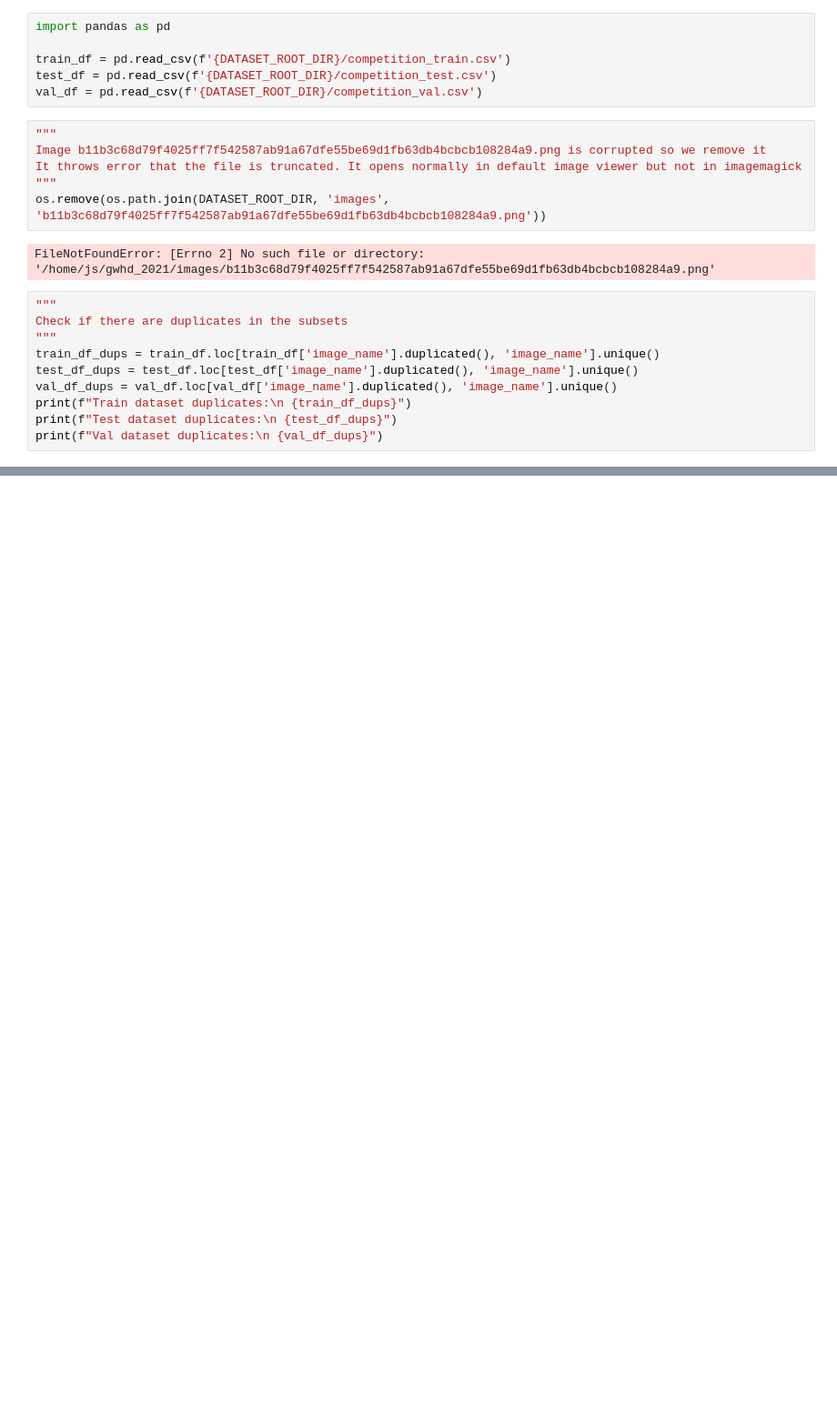
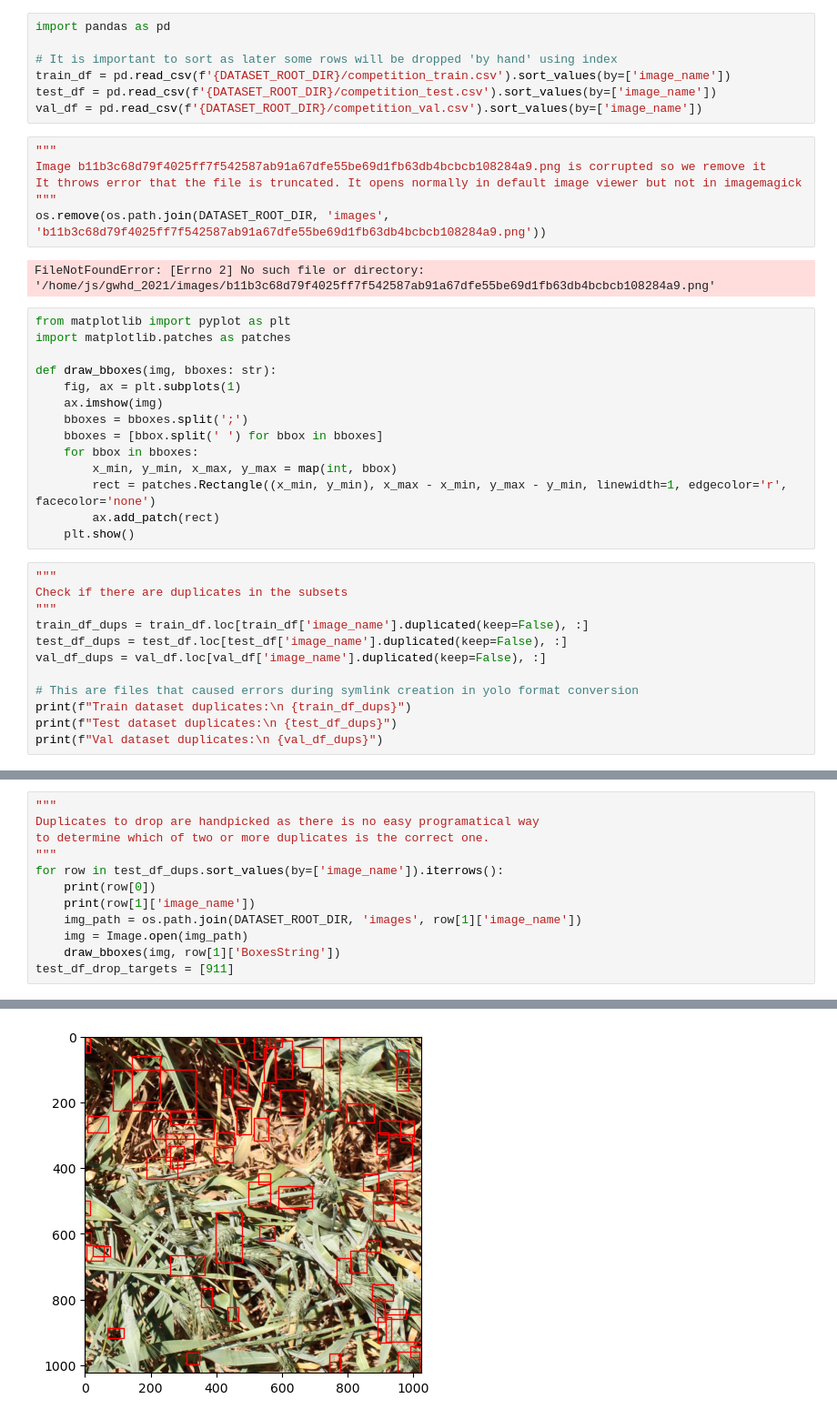
Before and after one commit to JakubSzukala/jszukala-masters-degree-proj, a Jupyter notebook: data/scripts/data_cleanup.ipynb, the cells around one changed output, grey strips where cells are left out. Shown at 91% size. Drawn from its saved outputs; the diff is of its cells as text; blank space fills up the shorter version.

Commit message:
Add visualization of duplicated labels and handpicking correct one

```diff
--- a/data/scripts/data_cleanup.ipynb
+++ b/data/scripts/data_cleanup.ipynb
@@ -47,9 +49,10 @@ for img_name in tqdm.tqdm(os.listdir(images_dir)):
 # %%
 import pandas as pd
 
-train_df = pd.read_csv(f'{DATASET_ROOT_DIR}/competition_train.csv')
-test_df = pd.read_csv(f'{DATASET_ROOT_DIR}/competition_test.csv')
-val_df = pd.read_csv(f'{DATASET_ROOT_DIR}/competition_val.csv')
+# It is important to sort as later some rows will be dropped 'by hand' using index
+train_df = pd.read_csv(f'{DATASET_ROOT_DIR}/competition_train.csv').sort_values(by=['image_name'])
+test_df = pd.read_csv(f'{DATASET_ROOT_DIR}/competition_test.csv').sort_values(by=['image_name'])
+val_df = pd.read_csv(f'{DATASET_ROOT_DIR}/competition_val.csv').sort_values(by=['image_name'])
 # %%
 """
 Image b11b3c68d79f4025ff7f542587ab91a67dfe55be69d1fb63db4bcbcb108284a9.png is corrupted so we remove it
@@ -58,13 +61,29 @@ It throws error that the file is truncated. It opens normally in default image v
 os.remove(os.path.join(DATASET_ROOT_DIR, 'images', 'b11b3c68d79f4025ff7f542587ab91a67dfe55be69d1fb63db4bcbcb108284a9.png'))
 # %% [output]
 FileNotFoundError: [Errno 2] No such file or directory: '/home/js/gwhd_2021/images/b11b3c68d79f4025ff7f542587ab91a67dfe55be69d1fb63db4bcbcb108284a9.png'
+# %%
+from matplotlib import pyplot as plt
+import matplotlib.patches as patches
+
+def draw_bboxes(img, bboxes: str):
+    fig, ax = plt.subplots(1)
+    ax.imshow(img)
+    bboxes = bboxes.split(';')
+    bboxes = [bbox.split(' ') for bbox in bboxes]
+    for bbox in bboxes:
+        x_min, y_min, x_max, y_max = map(int, bbox)
+        rect = patches.Rectangle((x_min, y_min), x_max - x_min, y_max - y_min, linewidth=1, edgecolor='r', facecolor='none')
+        ax.add_patch(rect)
+    plt.show()
 # %%
 """
 Check if there are duplicates in the subsets
 """
-train_df_dups = train_df.loc[train_df['image_name'].duplicated(), 'image_name'].unique()
-test_df_dups = test_df.loc[test_df['image_name'].duplicated(), 'image_name'].unique()
-val_df_dups = val_df.loc[val_df['image_name'].duplicated(), 'image_name'].unique()
+train_df_dups = train_df.loc[train_df['image_name'].duplicated(keep=False), :]
+test_df_dups = test_df.loc[test_df['image_name'].duplicated(keep=False), :]
+val_df_dups = val_df.loc[val_df['image_name'].duplicated(keep=False), :]
+
+# This are files that caused errors during symlink creation in yolo format conversion
 print(f"Train dataset duplicates:\n {train_df_dups}")
 print(f"Test dataset duplicates:\n {test_df_dups}")
 print(f"Val dataset duplicates:\n {val_df_dups}")
@@ -86,0 +108,13 @@ df = pd.concat([train_df, test_df, val_df])
+# %%
+"""
+Duplicates to drop are handpicked as there is no easy programatical way
+to determine which of two or more duplicates is the correct one.
+"""
+for row in test_df_dups.sort_values(by=['image_name']).iterrows():
+    print(row[0])
+    print(row[1]['image_name'])
+    img_path = os.path.join(DATASET_ROOT_DIR, 'images', row[1]['image_name'])
+    img = Image.open(img_path)
+    draw_bboxes(img, row[1]['BoxesString'])
+test_df_drop_targets = [911]
+# %% [output]
@@ -86,0 +123 @@ df = pd.concat([train_df, test_df, val_df])
+[figure, added]
```
Also changed, not shown: parts of 8 cells of this notebook.
